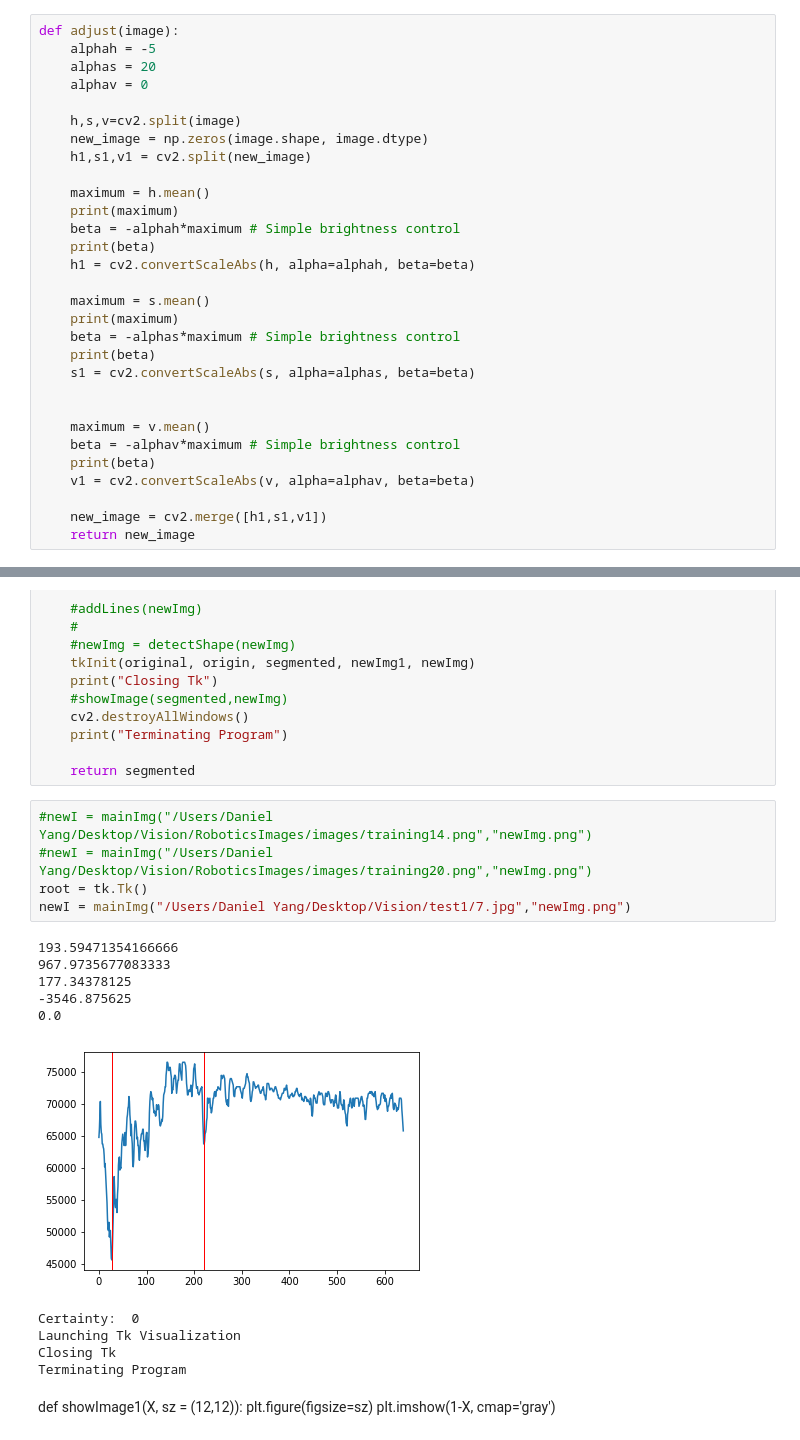
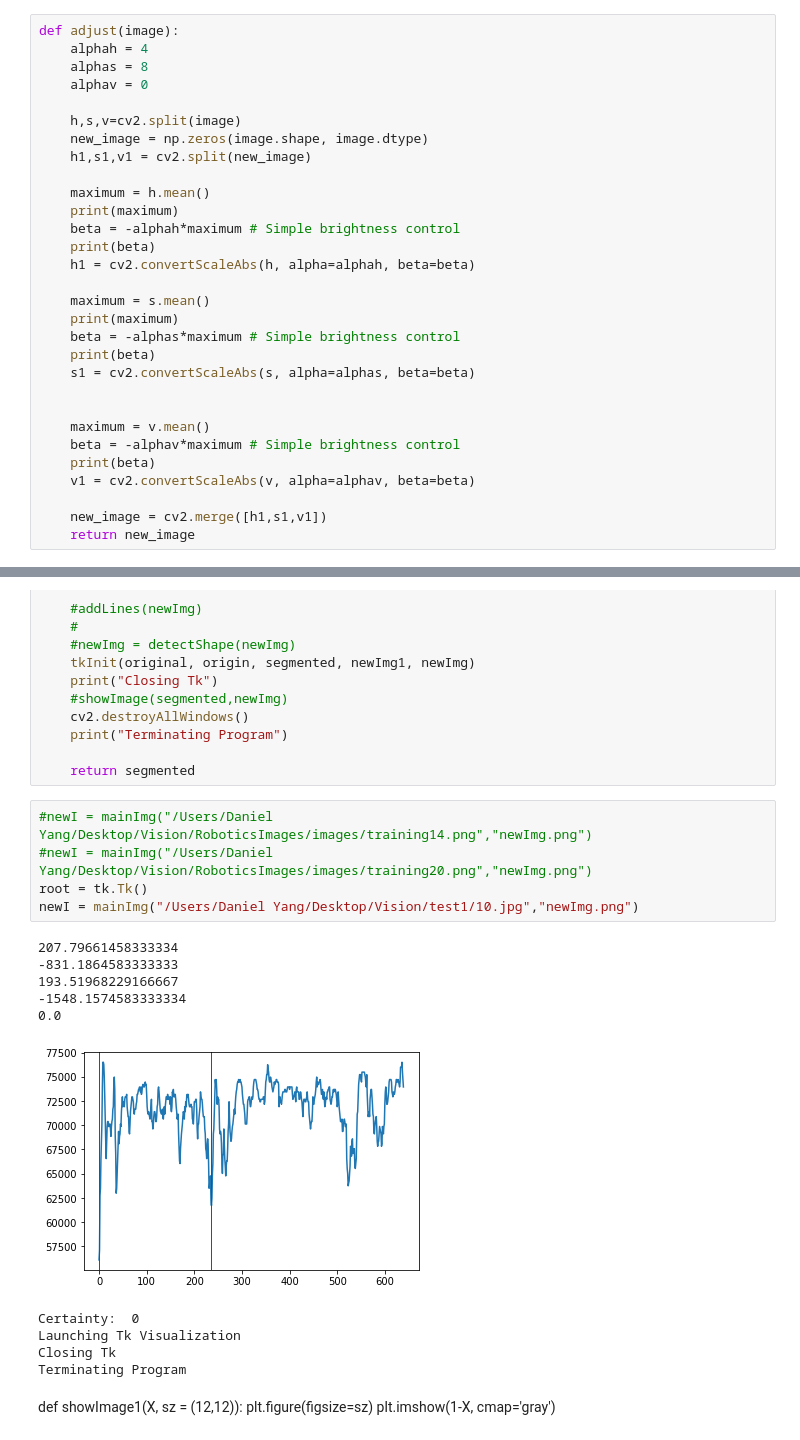
Before and after one commit to MuddSub/vision, a Jupyter notebook: DetectGate.ipynb, the cells around one changed output, grey strips where cells are left out. Drawn from its saved outputs; the diff is of its cells as text.

Commit message:
Tuned alpha coefficients

```diff
--- a/DetectGate.ipynb
+++ b/DetectGate.ipynb
@@ -223,8 +223,8 @@ def findLines(img):
         cv2.imwrite('houghlines5.jpg',gray)
 # %%
 def adjust(image):
-    alphah = -5
-    alphas = 20
+    alphah = 4
+    alphas = 8
     alphav = 0
 
     h,s,v=cv2.split(image)
@@ -639,15 +639,15 @@ def mainImg(file,name):
 # %%
 #newI = mainImg("/Users/Daniel Yang/Desktop/Vision/RoboticsImages/images/training14.png","newImg.png")
 #newI = mainImg("/Users/Daniel Yang/Desktop/Vision/RoboticsImages/images/training20.png","newImg.png")
 root = tk.Tk()
-newI = mainImg("/Users/Daniel Yang/Desktop/Vision/test1/7.jpg","newImg.png")
+newI = mainImg("/Users/Daniel Yang/Desktop/Vision/test1/10.jpg","newImg.png")
 # %% [output]
-193.59471354166666
-967.9735677083333
-177.34378125
--3546.875625
+207.79661458333334
+-831.1864583333333
+193.51968229166667
+-1548.1574583333334
 0.0
-[figure, old version]
+[figure, new version]
 Certainty:  0
 Launching Tk Visualization
 Closing Tk
```
